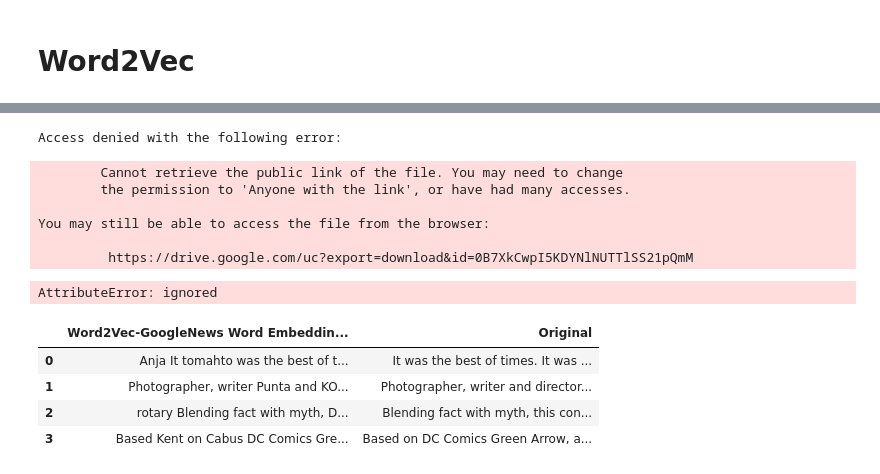
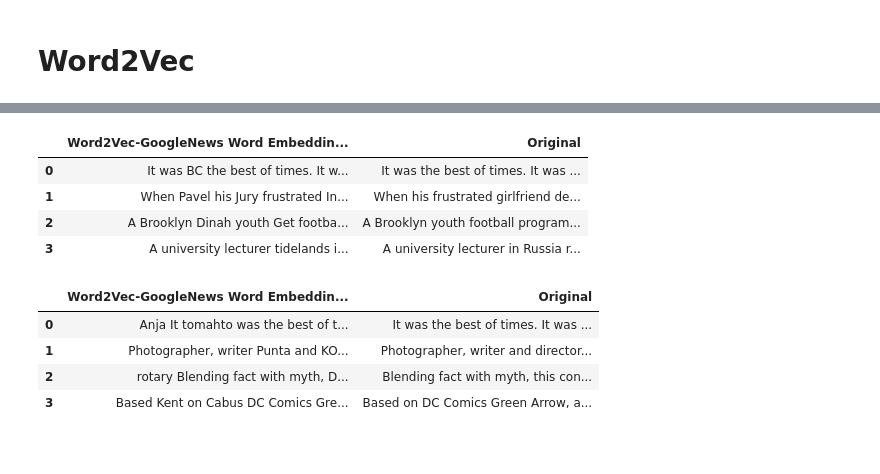
Before and after one commit to PacktPublishing/Data-Augmentation-with-Python, a Jupyter notebook: data_augmentation_with_python_chapter_6.ipynb, the cells around one changed output, grey strips where cells are left out. Cells and saved outputs as stored; diff of their text form; code cells hidden in the pictures.

Commit message:
got it done, but need clean up

```diff
--- a/data_augmentation_with_python_chapter_6.ipynb
+++ b/data_augmentation_with_python_chapter_6.ipynb
@@ -416,14 +449,3 @@ You may still be able to access the file from the browser:
-# %%
-DownloadUtil.download_word2vec(dest_dir='.') # word2vec
-# %% [output]
-Access denied with the following error:
-        Cannot retrieve the public link of the file. You may need to change
-        the permission to 'Anyone with the link', or have had many accesses.
-
-You may still be able to access the file from the browser:
-
-         https://drive.google.com/uc?export=download&id=0B7XkCwpI5KDYNlNUTTlSS21pQmM
-AttributeError: ignored
 # %%
 # @add_method(PacktDataAug)
 # def _print_aug_batch(self, df, aug_func, col_dest="description",
@@ -468,4 +490,15 @@ def print_aug_ai_word2vec(self, df,
   return
+# %%
+pluto.print_aug_ai_word2vec(pluto.df_netflix_data,
+  col_dest='description',
+  action='insert',
+  aug_name='Word2Vec-GoogleNews Word Embedding Augment')
+# %% [output]
+|  | Word2Vec-GoogleNews Word Embeddin... | Original |
+| 0 | It was BC the best of times. It w... | It was the best of times. It was ... |
+| 1 | When Pavel his Jury frustrated In... | When his frustrated girlfriend de... |
+| 2 | A Brooklyn Dinah youth Get footba... | A Brooklyn youth football program... |
+| 3 | A university lecturer tidelands i... | A university lecturer in Russia r... |
 # %%
 pluto.print_aug_ai_word2vec(pluto.df_netflix_data,
   col_dest='description',
```
Also changed, not shown: parts of 61 cells of this notebook.
